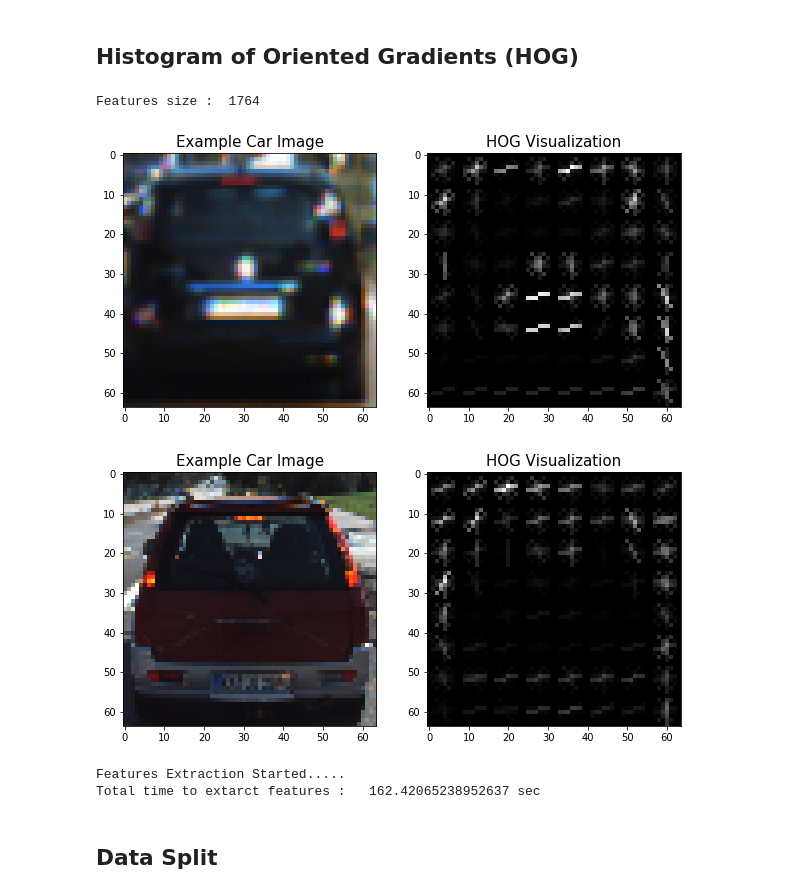
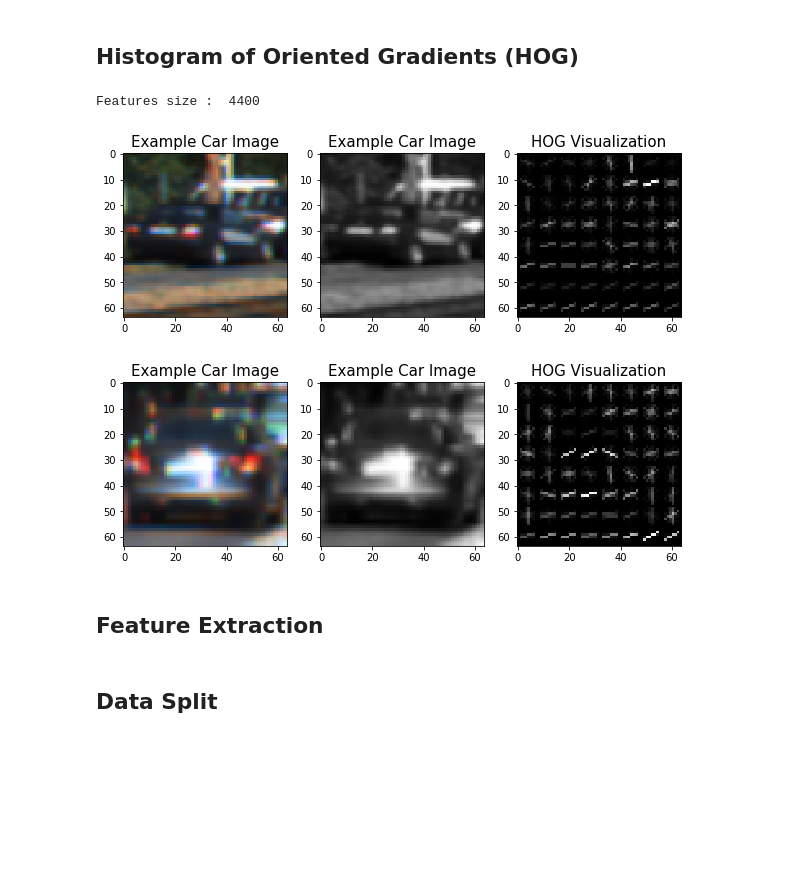
Before and after one commit to starfleet1702/Vehicle-Detection, a Jupyter notebook: Vehicle Detection.ipynb, the cells around one changed output. Saved outputs shown, nothing was run; the diff lists cells and outputs as text; code cells hidden in the pictures; blank space fills up the shorter version.

```diff
--- a/Vehicle Detection.ipynb
+++ b/Vehicle Detection.ipynb
@@ -67,46 +74,49 @@ plt.show();
 # %% [markdown]
 ## Histogram of Oriented Gradients (HOG)
+# %%
+############## Methods for HOG feauture Extraction ##############
+
+def extract_HOG_features(img,vis=False,feature_vector=True):
+
+    if(vis==True):
+        hog_features, hog_image = hog(img, orientations=orient,
+                          pixels_per_cell=(pix_per_cell, pix_per_cell),
+                          cells_per_block=(cell_per_block, cell_per_block),
+                          visualise=True, feature_vector=feature_vector,transform_sqrt=True,
+                          block_norm="L2-Hys");
+        return hog_features,hog_image;
+    else:
+        hog_features = hog(img, orientations=orient,
+                          pixels_per_cell=(pix_per_cell, pix_per_cell),
+                          cells_per_block=(cell_per_block, cell_per_block),transform_sqrt=True,
+                          visualise=False, feature_vector=feature_vector,
+                          block_norm="L2-Hys");
+        return hog_features;
 # %%
-############## Methods for HOG feauture Extraction ##############
-
-def extract_HOG_features(img,vis=False,feature_vector=True):
-
-    if(vis==True):
-        hog_features, hog_image = hog(img, orientations=orient,
-                          pixels_per_cell=(pix_per_cell, pix_per_cell),
-                          cells_per_block=(cell_per_block, cell_per_block),
-                          visualise=True, feature_vector=feature_vector,
-                          block_norm="L2-Hys");
-        return hog_features,hog_image;
-    else:
-        hog_features = hog(img, orientations=orient,
-                          pixels_per_cell=(pix_per_cell, pix_per_cell),
-                          cells_per_block=(cell_per_block, cell_per_block),
-                          visualise=False, feature_vector=feature_vector,
-                          block_norm="L2-Hys");
-        return hog_features;
-
 def test_hog_feture_extraction():
 
     for i in range(0,2):
         image = plt.imread(vehicle_images[np.random.randint(0,len(vehicle_images))]);
-        gray = cv2.cvtColor(image, cv2.COLOR_RGB2GRAY)
-        hog_feature,vis_img=extract_HOG_features(gray,vis=True);
+        y_img = cv2.cvtColor(image, cv2.COLOR_RGB2YUV)[:,:,0]
+        hog_feature,vis_img=extract_HOG_features(y_img,vis=True);
         # Plot the examples
         fig = plt.figure(figsize=(10,10))
-        plt.subplot(121)
-        plt.imshow(image, cmap='gray')
+        plt.subplot(131)
+        plt.imshow(image)
         plt.title('Example Car Image',fontsize=15)
-        plt.subplot(122)
+        plt.subplot(132)
+        plt.imshow(y_img, cmap='gray')
+        plt.title('Example Car Image',fontsize=15)
+        plt.subplot(133)
         plt.imshow(vis_img, cmap='gray')
         plt.title('HOG Visualization',fontsize=15);
     print("Features size : ",hog_feature.shape[0]);
 
 test_hog_feture_extraction();
 # %% [output]
-Features size :  1764
+Features size :  4400
-[figure, old version]
+[figure, new version]
-[figure, old version]
+[figure, new version]
 # %%
 #############################################################
 #####            Features Extraction                    #####
@@ -116,21 +126,13 @@ def extract_features(file_names):
     features = [];
     for file_name in file_names:
         img=plt.imread(file_name);
-        y_img = cv2.cvtColor(img, cv2.COLOR_RGB2YUV)[:,:,1]; # using Y-Channel of YUV Color space
+        if(img.shape[-1]==3):
+            y_img = cv2.cvtColor(img, cv2.COLOR_RGB2YUV)[:,:,0]; # using Y-Channel of YUV Color space
+        else:
+            y_img  = img;
         hog_features = extract_HOG_features(y_img,vis=False,feature_vector=True);
         features.append(hog_features);
         #features.append(extract_color_features(img));
     return features;
-
-print("Features Extraction Started.....")
-start_time = time.time();
-#------------------------Start-----------------------------
-vehicle_features = extract_features(vehicle_images);
-non_vehicle_features = extract_features(non_vehicle_images)
-#------------------------End-------------------------------
-end_time = time.time();
-
-print("Total time to extarct features :  ",end_time-start_time,"sec")
-# %% [output]
-Features Extraction Started.....
-Total time to extarct features :   162.42065238952637 sec
+# %% [markdown]
+## Feature Extraction
```
Also changed, not shown: parts of 29 cells of this notebook, 3 other files.
